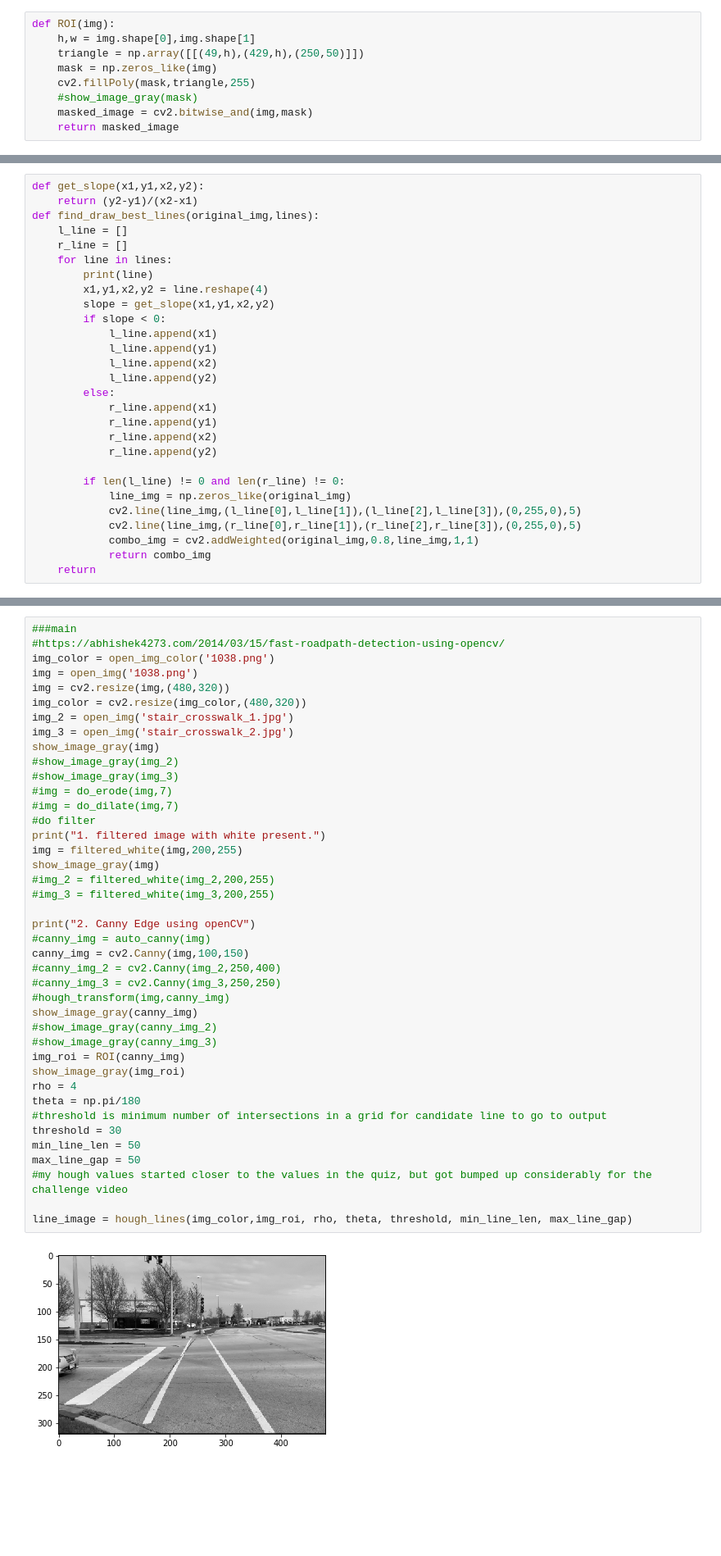
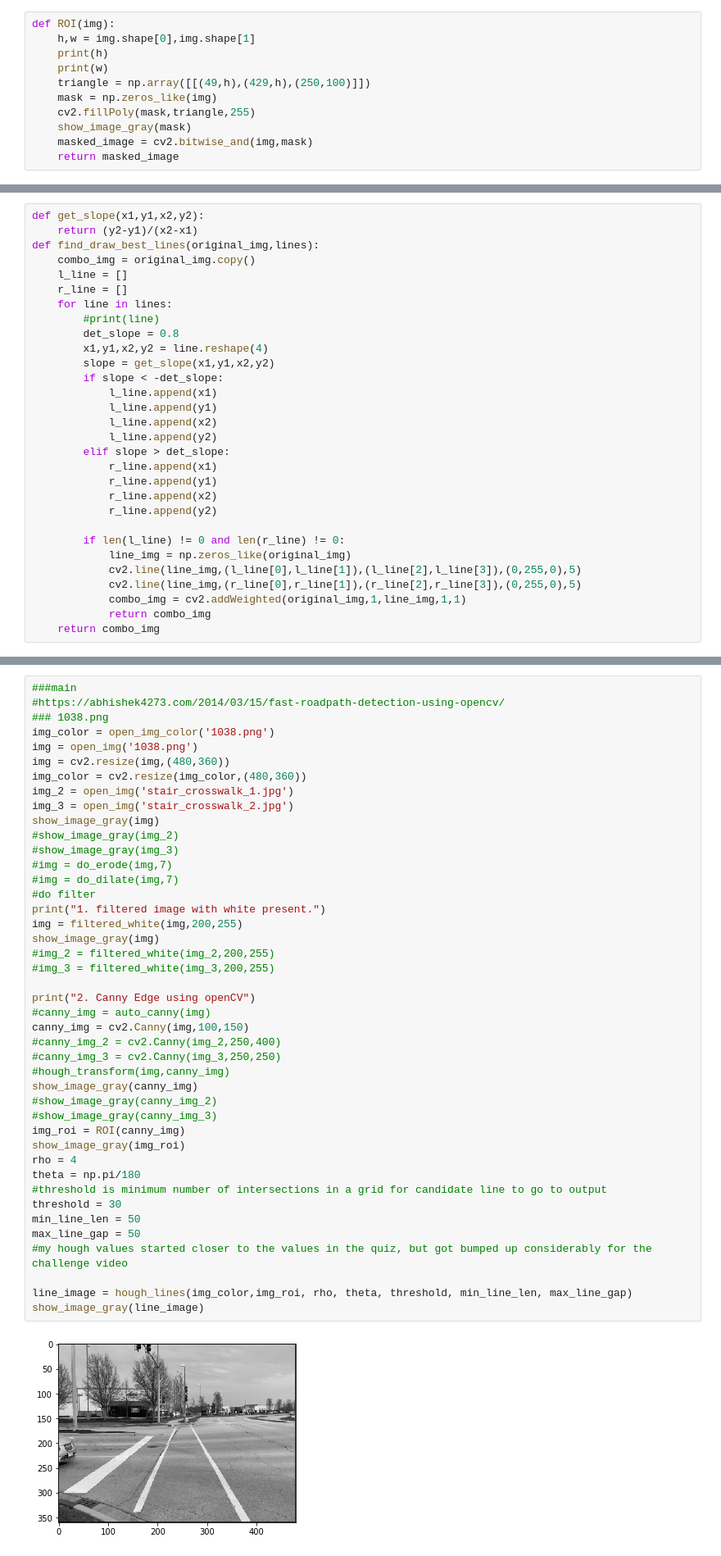
Before and after one commit to Zaoldyeckk/Erlang-System, a Jupyter notebook: Sidewalk and crosswalk detection/Two-Line Crosswalk Detection.ipynb, the cells around one changed output, grey strips where cells are left out. Shown at 82% size. Drawn from its saved outputs; the diff is of its cells as text; blank space fills up the shorter version.

Commit message:
two line side walk okay

```diff
--- a/Sidewalk and crosswalk detection/Two-Line Crosswalk Detection.ipynb
+++ b/Sidewalk and crosswalk detection/Two-Line Crosswalk Detection.ipynb
@@ -62,9 +63,11 @@ def filtered_white(img,low_white,high_white):
 # %%
 def ROI(img):
     h,w = img.shape[0],img.shape[1]
-    triangle = np.array([[(49,h),(429,h),(250,50)]])
+    print(h)
+    print(w)
+    triangle = np.array([[(49,h),(429,h),(250,100)]])
     mask = np.zeros_like(img)
     cv2.fillPoly(mask,triangle,255)
-    #show_image_gray(mask)
+    show_image_gray(mask)
     masked_image = cv2.bitwise_and(img,mask)
     return masked_image
@@ -132,18 +127,20 @@ def find_and_draw_lines(img,lines):
 def get_slope(x1,y1,x2,y2):
     return (y2-y1)/(x2-x1)
 def find_draw_best_lines(original_img,lines):
+    combo_img = original_img.copy()
     l_line = []
     r_line = []
     for line in lines:
-        print(line)
+        #print(line)
+        det_slope = 0.8
         x1,y1,x2,y2 = line.reshape(4)
         slope = get_slope(x1,y1,x2,y2)
-        if slope < 0:
+        if slope < -det_slope:
             l_line.append(x1)
             l_line.append(y1)
             l_line.append(x2)
             l_line.append(y2)
-        else:
+        elif slope > det_slope:
             r_line.append(x1)
             r_line.append(y1)
             r_line.append(x2)
@@ -153,9 +150,9 @@ def find_draw_best_lines(original_img,lines):
             line_img = np.zeros_like(original_img)
             cv2.line(line_img,(l_line[0],l_line[1]),(l_line[2],l_line[3]),(0,255,0),5)
             cv2.line(line_img,(r_line[0],r_line[1]),(r_line[2],r_line[3]),(0,255,0),5)
-            combo_img = cv2.addWeighted(original_img,0.8,line_img,1,1)
+            combo_img = cv2.addWeighted(original_img,1,line_img,1,1)
             return combo_img
-    return
+    return combo_img
 # %%
 
 def hough_lines(original_img, img, rho, theta, threshold, min_line_len, max_line_gap):
@@ -179,10 +171,11 @@ def hough_lines(original_img, img, rho, theta, threshold, min_line_len, max_line
 # %%
 ###main
 #https://abhishek4273.com/2014/03/15/fast-roadpath-detection-using-opencv/
+### 1038.png
 img_color = open_img_color('1038.png')
 img = open_img('1038.png')
-img = cv2.resize(img,(480,320))
-img_color = cv2.resize(img_color,(480,320))
+img = cv2.resize(img,(480,360))
+img_color = cv2.resize(img_color,(480,360))
 img_2 = open_img('stair_crosswalk_1.jpg')
 img_3 = open_img('stair_crosswalk_2.jpg')
 show_image_gray(img)
@@ -191,32 +184,33 @@ show_image_gray(img)
 #img = do_erode(img,7)
 #img = do_dilate(img,7)
 #do filter
 print("1. filtered image with white present.")
 img = filtered_white(img,200,255)
 show_image_gray(img)
 #img_2 = filtered_white(img_2,200,255)
 #img_3 = filtered_white(img_3,200,255)
 
 print("2. Canny Edge using openCV")
 #canny_img = auto_canny(img)
 canny_img = cv2.Canny(img,100,150)
 #canny_img_2 = cv2.Canny(img_2,250,400)
 #canny_img_3 = cv2.Canny(img_3,250,250)
 #hough_transform(img,canny_img)
 show_image_gray(canny_img)
 #show_image_gray(canny_img_2)
 #show_image_gray(canny_img_3)
 img_roi = ROI(canny_img)
 show_image_gray(img_roi)
 rho = 4
 theta = np.pi/180
 #threshold is minimum number of intersections in a grid for candidate line to go to output
 threshold = 30
 min_line_len = 50
 max_line_gap = 50
 #my hough values started closer to the values in the quiz, but got bumped up considerably for the challenge video
 
 line_image = hough_lines(img_color,img_roi, rho, theta, threshold, min_line_len, max_line_gap)
+show_image_gray(line_image)
 # %% [output]
-[figure, old version]
+[figure, new version]
 1. filtered image with white present.
```
Also changed, not shown: parts of 6 cells of this notebook, 7 other files.
